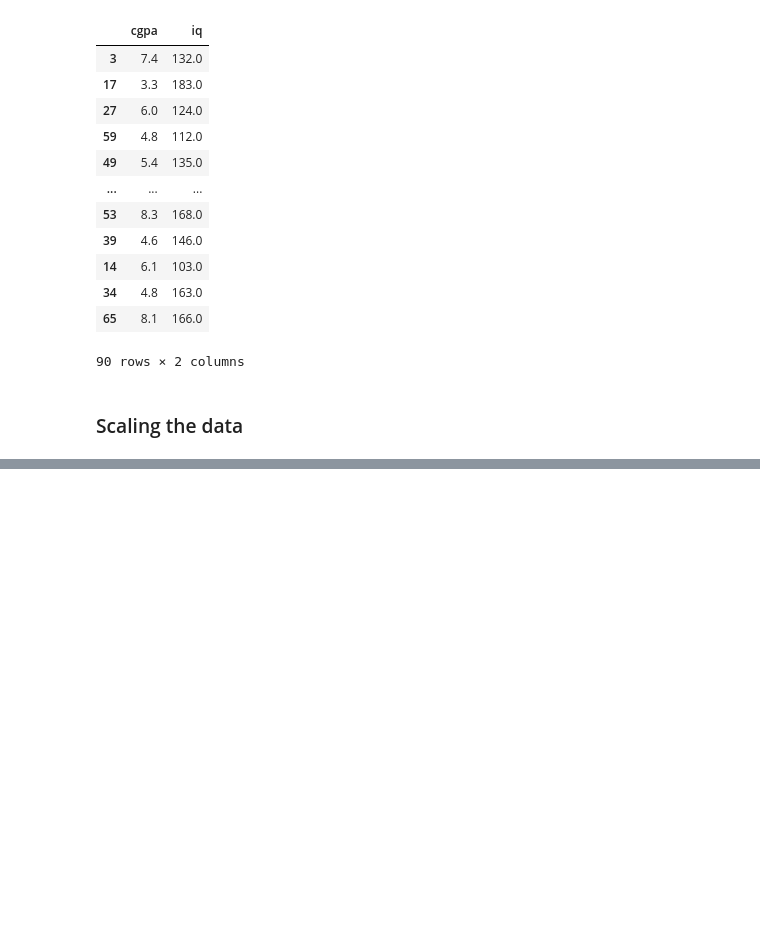
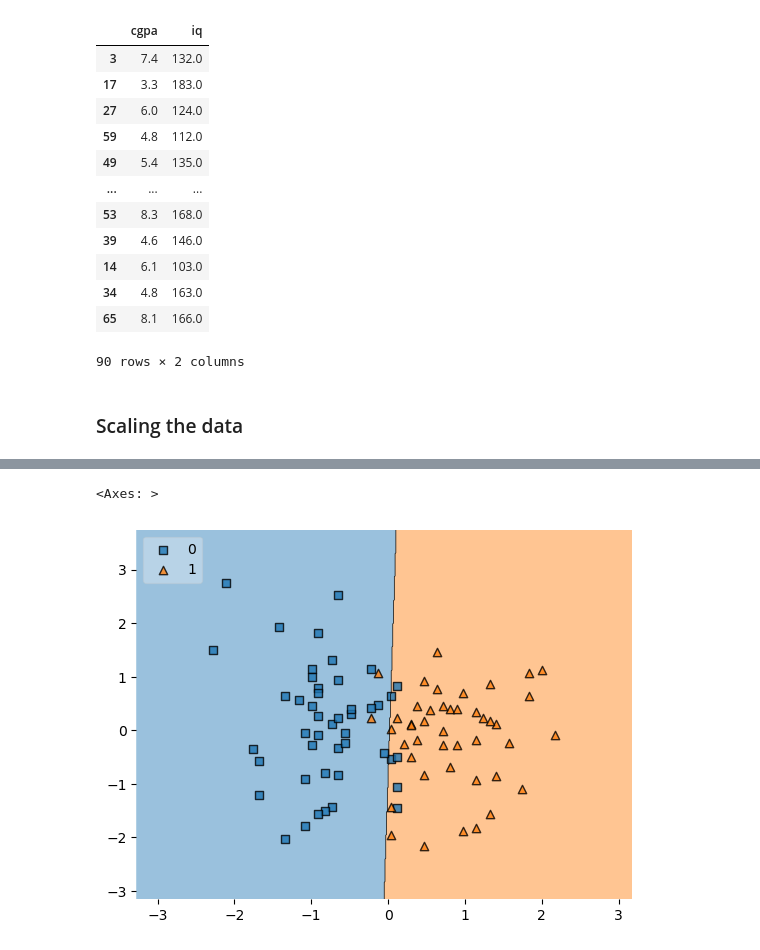
Before and after one commit to bharat856/Logistic-Regression, a Jupyter notebook: Logistic regression.ipynb, the cells around one changed output, grey strips where cells are left out. Saved outputs shown, nothing was run; the diff lists cells and outputs as text; code cells hidden in the pictures; blank space fills up the shorter version.

```diff
--- a/Logistic regression.ipynb
+++ b/Logistic regression.ipynb
@@ -112,0 +116,4 @@ X_test = scaler.fit_transform(X_test)
+# %%
+clf = LogisticRegression()
+# %%
+clf.fit(X_train,y_train)
@@ -112,0 +168,5 @@ X_test = scaler.fit_transform(X_test)
+# %%
+plot_decision_regions(X_train, y_train.values, clf=clf, legend=2)
+# %% [output]
+<Axes: >
+[figure, added]
```
Also changed, not shown: parts of 10 cells of this notebook, 1 other file.
